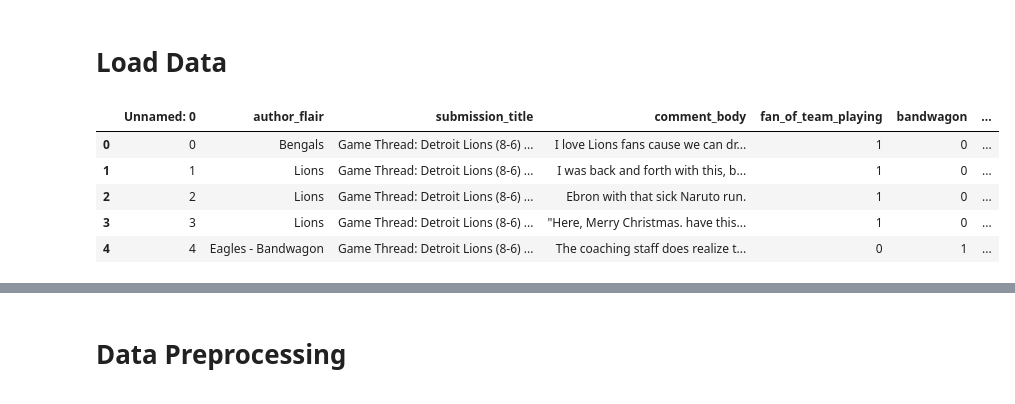
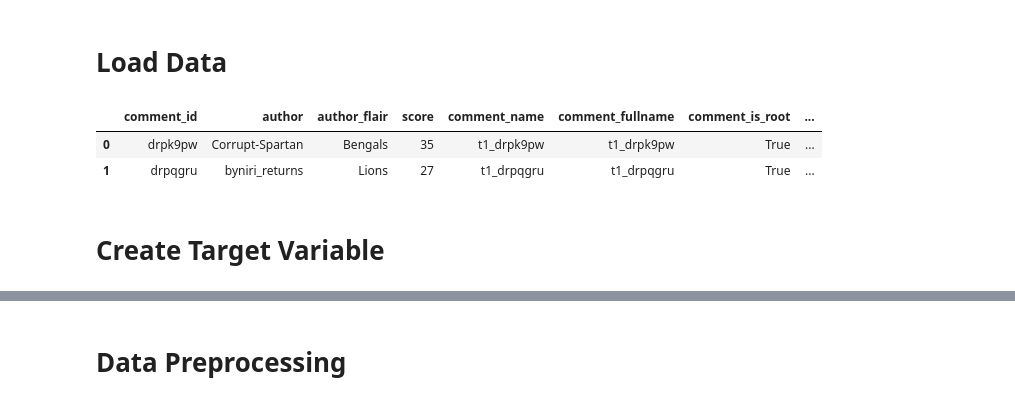
Before and after one commit to chadharness-mids/w266_final_project_merged, a Jupyter notebook: notebooks/models/Keri_Final_Notebook_full_dataset_runs.ipynb, the cells around one changed output, grey strips where cells are left out. Drawn from its saved outputs; the diff is of its cells as text; code cells hidden in the pictures.

```diff
--- a/notebooks/models/Keri_Final_Notebook_full_dataset_runs.ipynb
+++ b/notebooks/models/Keri_Final_Notebook_full_dataset_runs.ipynb
@@ -39,14 +40,11 @@ from nltk.tokenize import TweetTokenizer
 # %%
 ## Load combined comments
 data_path = "/Users/kwheatley/Desktop/w266_nfl/"
-combined_comments = 'Comments_FanofGame_data_bandwagon.csv'
+combined_comments = 'Combined_Comments.csv'
 
-data = pd.read_csv(data_path+combined_comments)
-data.head()
+df = pd.read_csv(data_path+combined_comments)
+df.head(2)
 # %% [output]
-|  | Unnamed: 0 | author_flair | submission_title | comment_body | fan_of_team_playing | bandwagon | ... |
-| 0 | 0 | Bengals | Game Thread: Detroit Lions (8-6) ... | I love Lions fans cause we can dr... | 1 | 0 | ... |
-| 1 | 1 | Lions | Game Thread: Detroit Lions (8-6) ... | I was back and forth with this, b... | 1 | 0 | ... |
-| 2 | 2 | Lions | Game Thread: Detroit Lions (8-6) ... | Ebron with that sick Naruto run. | 1 | 0 | ... |
-| 3 | 3 | Lions | Game Thread: Detroit Lions (8-6) ... | "Here, Merry Christmas. have this... | 1 | 0 | ... |
-| 4 | 4 | Eagles - Bandwagon | Game Thread: Detroit Lions (8-6) ... | The coaching staff does realize t... | 0 | 1 | ... |
+|  | comment_id | author | author_flair | score | comment_name | comment_fullname | comment_is_root | ... |
+| 0 | drpk9pw | Corrupt-Spartan | Bengals | 35 | t1_drpk9pw | t1_drpk9pw | True | ... |
+| 1 | drpqgru | byniri_returns | Lions | 27 | t1_drpqgru | t1_drpqgru | True | ... |
@@ -52,0 +55,2 @@ data.head()
+# %% [markdown]
+# Create Target Variable
```
Also changed, not shown: parts of 49 cells of this notebook.
